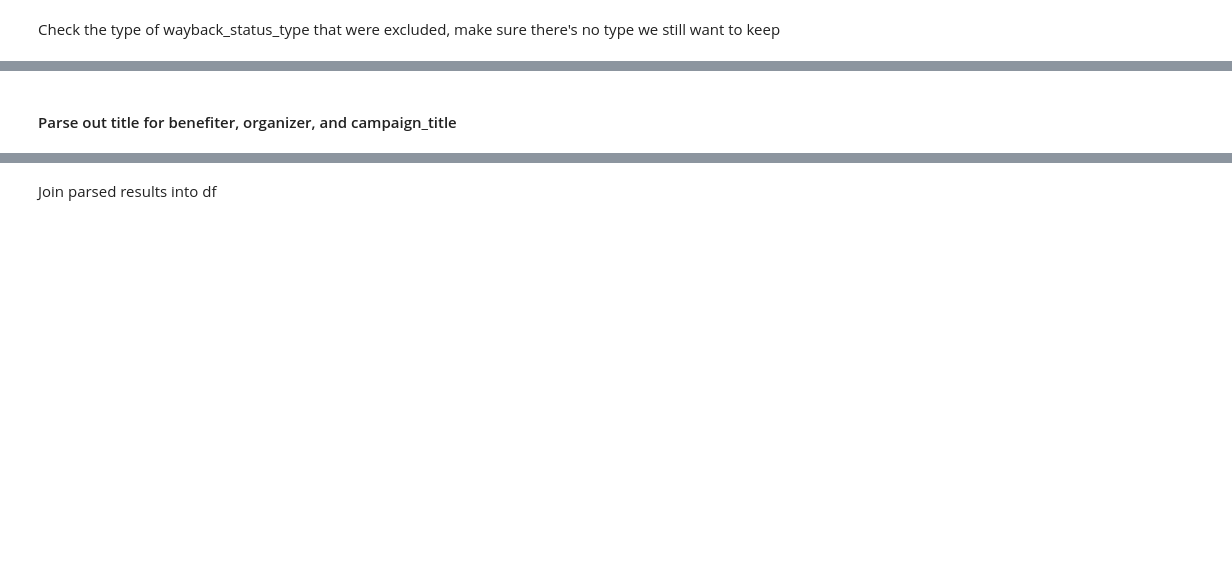
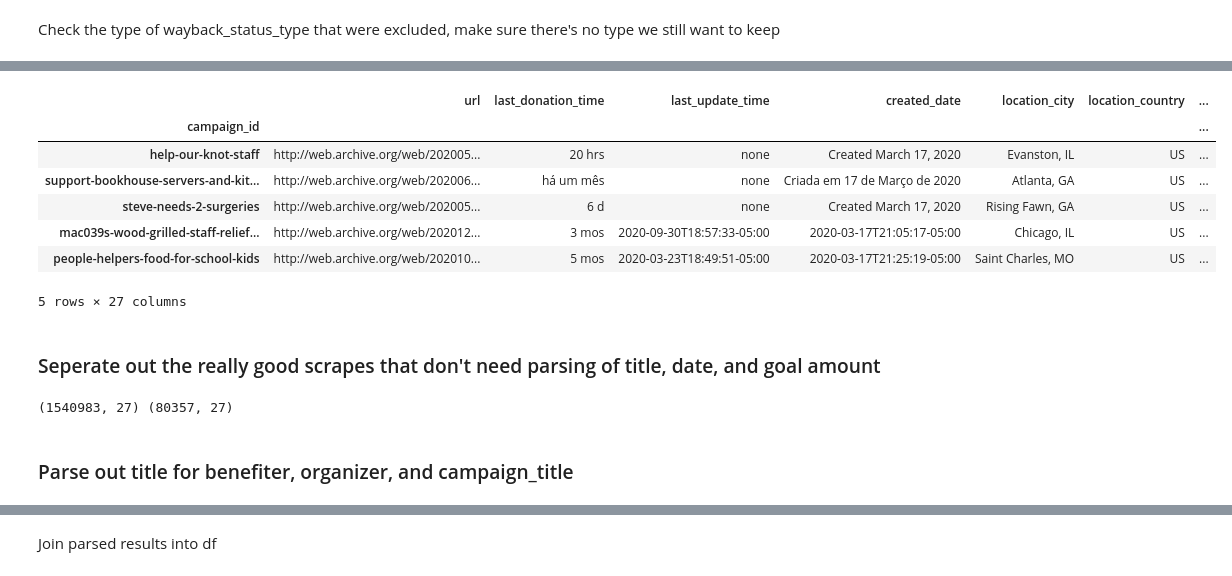
Before and after one commit to silverer/cancer-crowdfunding-explorer, a Jupyter notebook: notebooks/Make master tables.ipynb, the cells around one changed output, grey strips where cells are left out. Drawn from its saved outputs; the diff is of its cells as text; code cells hidden in the pictures; blank space fills up the shorter version.

```diff
--- a/notebooks/Make master tables.ipynb
+++ b/notebooks/Make master tables.ipynb
@@ -360,0 +249,4 @@ def parse_created_date(x):
+# %%
+%%time
+dfs_all_decent = pd.read_csv(data_io.input_raw/'scrape_output'/'all_output_successful.csv',
+                             index_col=[0],encoding='utf-8',sep='|')
@@ -361,5 +267,30 @@ def parse_created_date(x):
+# %%
+dfs_all_decent.head()
+# %% [output]
+|  | url | last_donation_time | last_update_time | created_date | location_city | location_country | ... |
+| campaign_id |  |  |  |  |  |  | ... |
+| help-our-knot-staff | http://web.archive.org/web/202005... | 20 hrs | none | Created March 17, 2020 | Evanston, IL | US | ... |
+| support-bookhouse-servers-and-kit... | http://web.archive.org/web/202006... | há um mês | none | Criada em 17 de Março de 2020 | Atlanta, GA | US | ... |
+| steve-needs-2-surgeries | http://web.archive.org/web/202005... | 6 d | none | Created March 17, 2020 | Rising Fawn, GA | US | ... |
+| mac039s-wood-grilled-staff-relief... | http://web.archive.org/web/202012... | 3 mos | 2020-09-30T18:57:33-05:00 | 2020-03-17T21:05:17-05:00 | Chicago, IL | US | ... |
+| people-helpers-food-for-school-kids | http://web.archive.org/web/202010... | 5 mos | 2020-03-23T18:49:51-05:00 | 2020-03-17T21:25:19-05:00 | Saint Charles, MO | US | ... |
+5 rows × 27 columns
+# %% [markdown]
+### Seperate out the really good scrapes that don't need parsing of title, date, and goal amount
+# %%
+# the really good scrape used window.initialState info and have standardized timestamps already for created_date
+created_date_ts = pd.to_datetime(dfs_all_decent.created_date, errors='coerce')
+dfs_all_decent_good_scrape_bool = created_date_ts.notna()
+
+# save these seperately cause we don't have to process them
+dfs_good_scrape = dfs_all_decent[dfs_all_decent_good_scrape_bool]
+dfs_all_decent =  dfs_all_decent[~dfs_all_decent_good_scrape_bool]
+# dfs_all_decent are the ones we need to parse out information from
+print(dfs_good_scrape.shape,dfs_all_decent.shape)
+# %% [output]
+(1540983, 27) (80357, 27)
 # %% [markdown]
-#### Parse out title for benefiter, organizer, and campaign_title
+### Parse out title for benefiter, organizer, and campaign_title
 # %%
 if use_tqdm:
     tqdm.pandas(desc='Parsing title')
```
Also changed, not shown: parts of 115 cells of this notebook, 6 other files.
